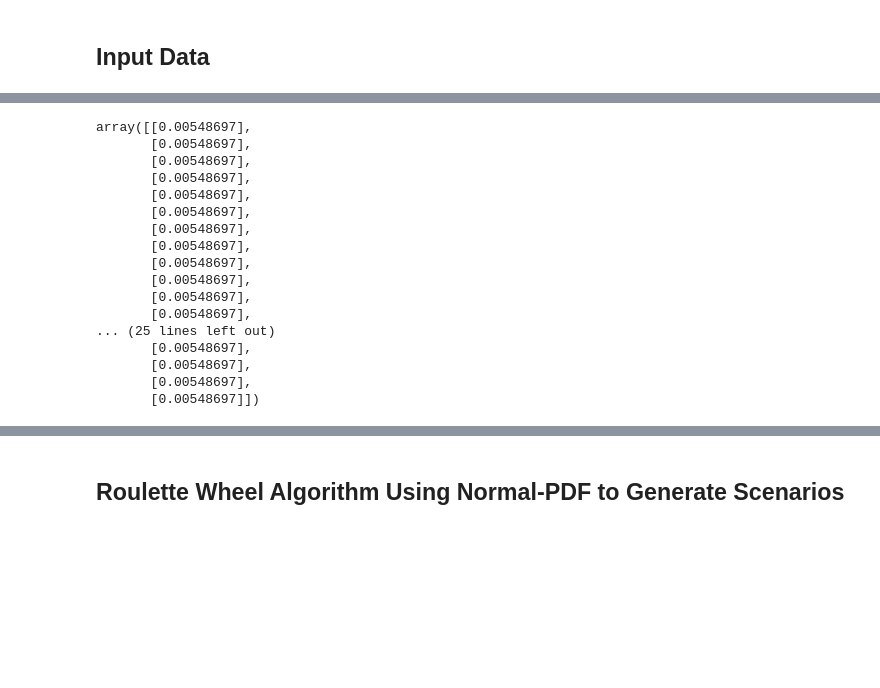
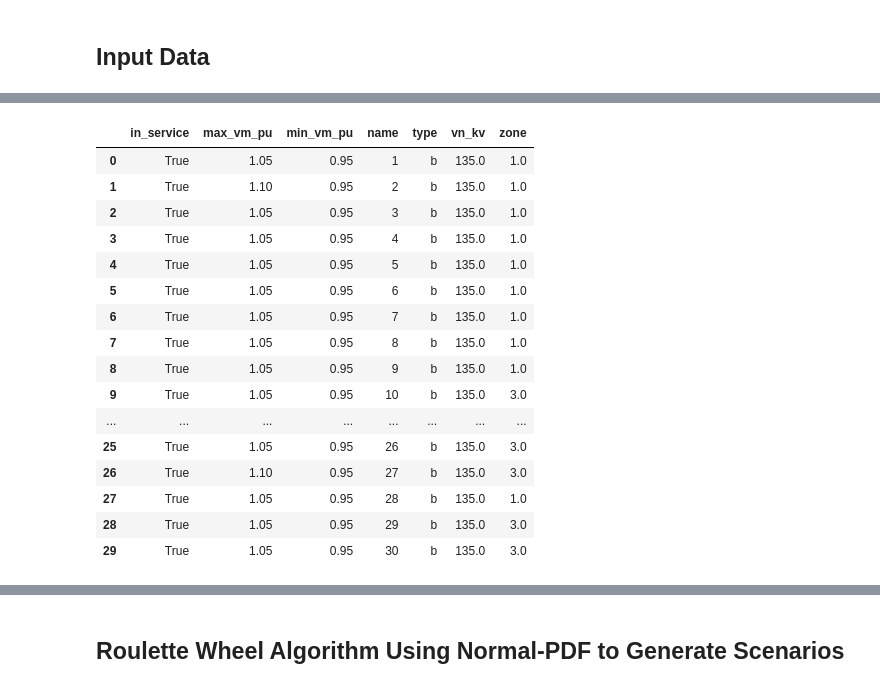
Before and after one commit to Adrianfir/DataGeneration, a Jupyter notebook: DataGeneration.ipynb, the cells around one changed output, grey strips where cells are left out. Saved outputs shown, nothing was run; the diff lists cells and outputs as text; code cells hidden in the pictures; blank space fills up the shorter version.

```diff
--- a/DataGeneration.ipynb
+++ b/DataGeneration.ipynb
@@ -47,20 +50,20 @@ SyntaxError: invalid syntax (Temp/ipykernel_12652/3868878392.py, line 1)
-# %%
-1/Z_base
-# %% [output]
-array([[0.00548697],
-       [0.00548697],
-       [0.00548697],
-       [0.00548697],
-       [0.00548697],
-       [0.00548697],
-       [0.00548697],
-       [0.00548697],
-       [0.00548697],
-       [0.00548697],
-       [0.00548697],
-       [0.00548697],
-... (25 lines left out)
-       [0.00548697],
-       [0.00548697],
-       [0.00548697],
-       [0.00548697]])
+# %%
+case.bus
+# %% [output]
+|  | in_service | max_vm_pu | min_vm_pu | name | type | vn_kv | zone |
+| 0 | True | 1.05 | 0.95 | 1 | b | 135.0 | 1.0 |
+| 1 | True | 1.10 | 0.95 | 2 | b | 135.0 | 1.0 |
+| 2 | True | 1.05 | 0.95 | 3 | b | 135.0 | 1.0 |
+| 3 | True | 1.05 | 0.95 | 4 | b | 135.0 | 1.0 |
+| 4 | True | 1.05 | 0.95 | 5 | b | 135.0 | 1.0 |
+| 5 | True | 1.05 | 0.95 | 6 | b | 135.0 | 1.0 |
+| 6 | True | 1.05 | 0.95 | 7 | b | 135.0 | 1.0 |
+| 7 | True | 1.05 | 0.95 | 8 | b | 135.0 | 1.0 |
+| 8 | True | 1.05 | 0.95 | 9 | b | 135.0 | 1.0 |
+| 9 | True | 1.05 | 0.95 | 10 | b | 135.0 | 3.0 |
+| ... | ... | ... | ... | ... | ... | ... | ... |
+| 25 | True | 1.05 | 0.95 | 26 | b | 135.0 | 3.0 |
+| 26 | True | 1.10 | 0.95 | 27 | b | 135.0 | 3.0 |
+| 27 | True | 1.05 | 0.95 | 28 | b | 135.0 | 1.0 |
+| 28 | True | 1.05 | 0.95 | 29 | b | 135.0 | 3.0 |
+| 29 | True | 1.05 | 0.95 | 30 | b | 135.0 | 3.0 |
```
Also changed, not shown: parts of 4 cells of this notebook.
